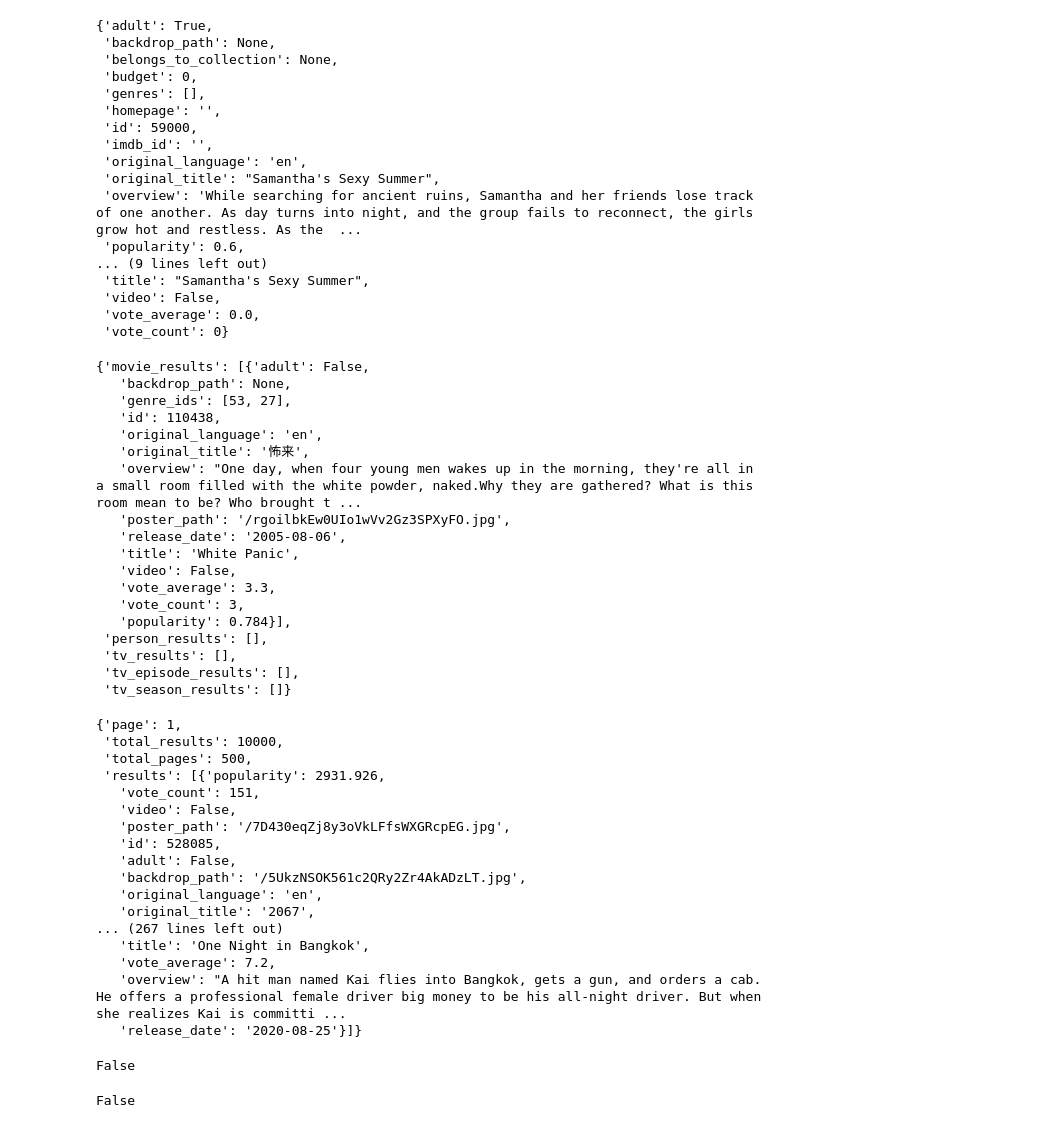
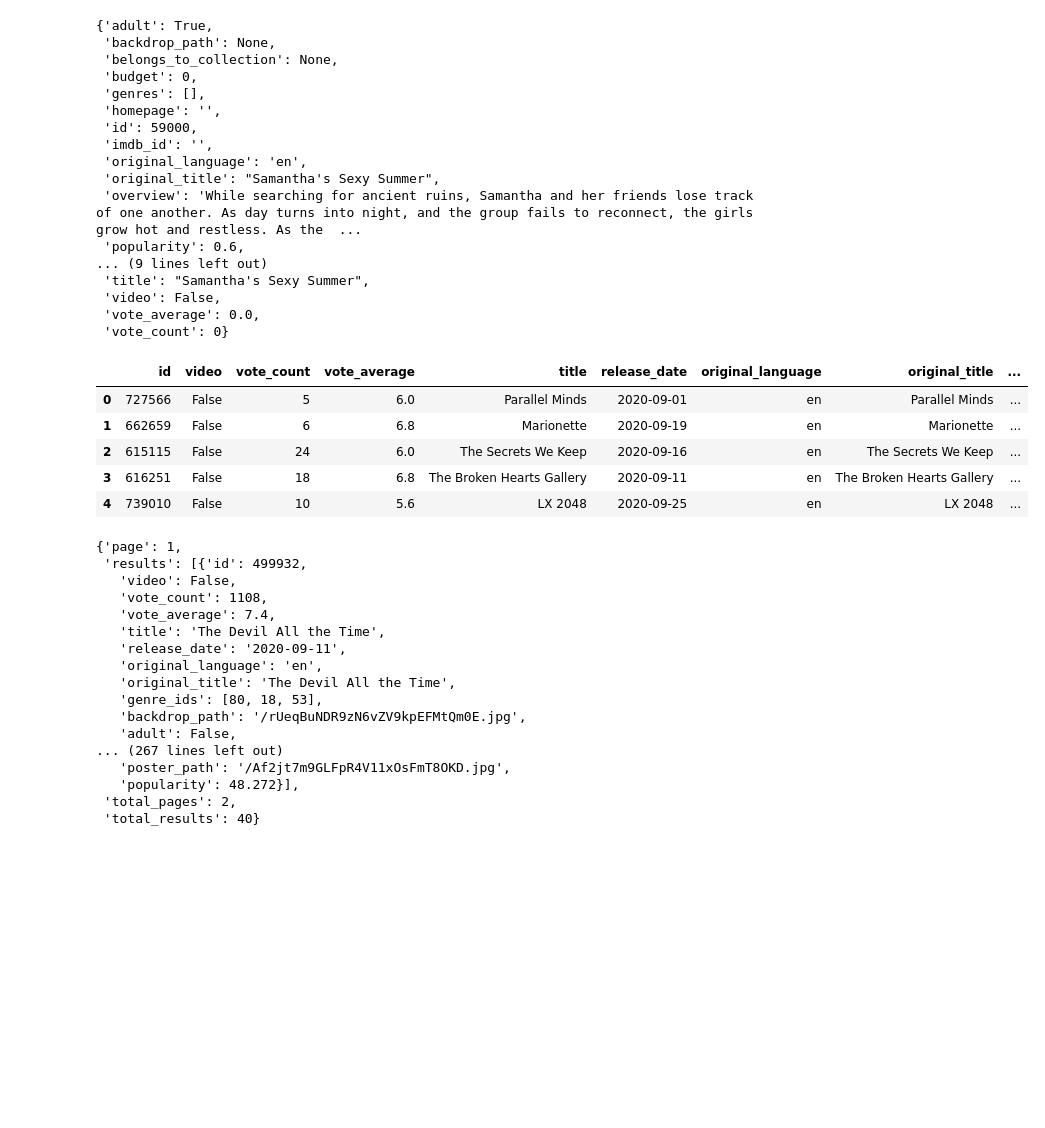
Before and after one commit to Harman-92/filmytrendz, a Jupyter notebook: app/data_ops.ipynb, the cells around one changed output. Saved outputs shown, nothing was run; the diff lists cells and outputs as text; code cells hidden in the pictures; blank space fills up the shorter version.

Commit message:
Popularity and recommendation ops on tmdb

```diff
--- a/app/data_ops.ipynb
+++ b/app/data_ops.ipynb
@@ -201,44 +201,33 @@ res
  'video': False,
  'vote_average': 0.0,
  'vote_count': 0}
-# %%
-ts.Find(id='tt0477430').info(external_source='imdb_id')
-# %% [output]
-{'movie_results': [{'adult': False,
-   'backdrop_path': None,
-   'genre_ids': [53, 27],
-   'id': 110438,
-   'original_language': 'en',
-   'original_title': '怖来',
-   'overview': "One day, when four young men wakes up in the morning, they're all in a small room filled with the white powder, naked.Why they are gathered? What is this room mean to be? Who brought t ...
-   'poster_path': '/rgoilbkEw0UIo1wVv2Gz3SPXyFO.jpg',
-   'release_date': '2005-08-06',
-   'title': 'White Panic',
-   'video': False,
-   'vote_average': 3.3,
-   'vote_count': 3,
-   'popularity': 0.784}],
- 'person_results': [],
- 'tv_results': [],
- 'tv_episode_results': [],
- 'tv_season_results': []}
+# %%
+df_test=pd.json_normalize(ts.Movies(id='528085').recommendations()['results'])
+df_test.head()
+# %% [output]
+|  | id | video | vote_count | vote_average | title | release_date | original_language | original_title | ... |
+| 0 | 727566 | False | 5 | 6.0 | Parallel Minds | 2020-09-01 | en | Parallel Minds | ... |
+| 1 | 662659 | False | 6 | 6.8 | Marionette | 2020-09-19 | en | Marionette | ... |
+| 2 | 615115 | False | 24 | 6.0 | The Secrets We Keep | 2020-09-16 | en | The Secrets We Keep | ... |
+| 3 | 616251 | False | 18 | 6.8 | The Broken Hearts Gallery | 2020-09-11 | en | The Broken Hearts Gallery | ... |
+| 4 | 739010 | False | 10 | 5.6 | LX 2048 | 2020-09-25 | en | LX 2048 | ... |
 # %%
-ts.Movies().popular()
+ts.Movies(id='497582').recommendations()
 # %% [output]
 {'page': 1,
- 'total_results': 10000,
- 'total_pages': 500,
- 'results': [{'popularity': 2931.926,
-   'vote_count': 151,
+ 'results': [{'id': 499932,
    'video': False,
-   'poster_path': '/7D430eqZj8y3oVkLFfsWXGRcpEG.jpg',
-   'id': 528085,
+   'vote_count': 1108,
+   'vote_average': 7.4,
+   'title': 'The Devil All the Time',
+   'release_date': '2020-09-11',
+   'original_language': 'en',
+   'original_title': 'The Devil All the Time',
+   'genre_ids': [80, 18, 53],
+   'backdrop_path': '/rUeqBuNDR9zN6vZV9kpEFMtQm0E.jpg',
    'adult': False,
-   'backdrop_path': '/5UkzNSOK561c2QRy2Zr4AkADzLT.jpg',
-   'original_language': 'en',
-   'original_title': '2067',
 ... (267 lines left out)
-   'title': 'One Night in Bangkok',
-   'vote_average': 7.2,
-   'overview': "A hit man named Kai flies into Bangkok, gets a gun, and orders a cab. He offers a professional female driver big money to be his all-night driver. But when she realizes Kai is committi ...
-   'release_date': '2020-08-25'}]}
+   'poster_path': '/Af2jt7m9GLFpR4V11xOsFmT8OKD.jpg',
+   'popularity': 48.272}],
+ 'total_pages': 2,
+ 'total_results': 40}
@@ -247,8 +233,0 @@ df_test=pd.read_csv('new_movie.csv')
-# %%
-df_test
-# %% [output]
-False
-# %%
-df_test.tmdb_id.isin([721656]).any()
-# %% [output]
-False
```
Also changed, not shown: parts of 8 cells of this notebook.
